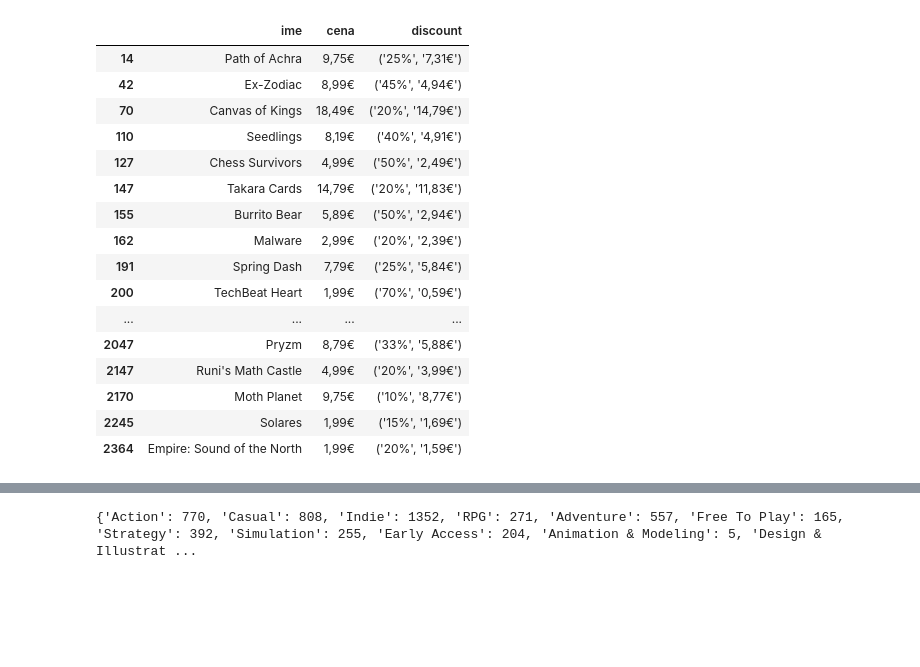
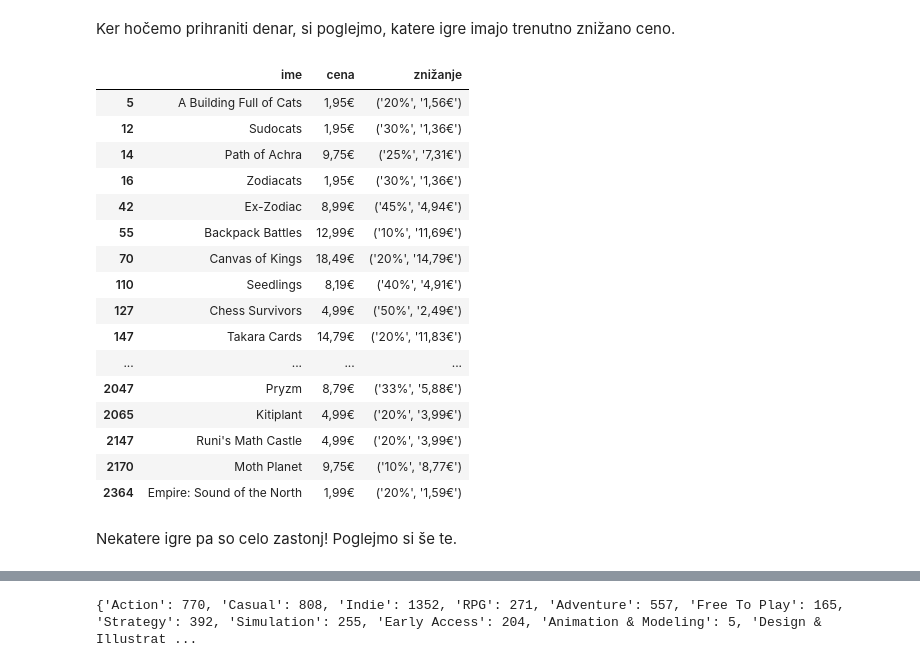
Before and after one commit to MatejFMF/GodotAnalizaPodatkov, a Jupyter notebook: analiza.ipynb, the cells around one changed output, grey strips where cells are left out. Saved outputs shown, nothing was run; the diff lists cells and outputs as text; code cells hidden in the pictures; blank space fills up the shorter version.

Commit message:
Dopolnil README.md, napisal markdowne v analiza.ipynb, prevedel nekatere izraze v slovenščino

```diff
--- a/analiza.ipynb
+++ b/analiza.ipynb
@@ -32,24 +33,28 @@ podatki
+# %% [markdown]
+Ker hočemo prihraniti denar, si poglejmo, katere igre imajo trenutno znižano ceno.
 # %%
-on_sale = podatki[podatki["discount"]!="No discount"]
-on_sale[["ime","cena","discount"]]
+on_sale = podatki[podatki["znižanje"]!="No discount"]
+on_sale[["ime","cena","znižanje"]]
 # %% [output]
-|  | ime | cena | discount |
+|  | ime | cena | znižanje |
+| 5 | A Building Full of Cats | 1,95€ | ('20%', '1,56€') |
+| 12 | Sudocats | 1,95€ | ('30%', '1,36€') |
 | 14 | Path of Achra | 9,75€ | ('25%', '7,31€') |
+| 16 | Zodiacats | 1,95€ | ('30%', '1,36€') |
 | 42 | Ex-Zodiac | 8,99€ | ('45%', '4,94€') |
+| 55 | Backpack Battles | 12,99€ | ('10%', '11,69€') |
 | 70 | Canvas of Kings | 18,49€ | ('20%', '14,79€') |
 | 110 | Seedlings | 8,19€ | ('40%', '4,91€') |
 | 127 | Chess Survivors | 4,99€ | ('50%', '2,49€') |
 | 147 | Takara Cards | 14,79€ | ('20%', '11,83€') |
-| 155 | Burrito Bear | 5,89€ | ('50%', '2,94€') |
-| 162 | Malware | 2,99€ | ('20%', '2,39€') |
-| 191 | Spring Dash | 7,79€ | ('25%', '5,84€') |
-| 200 | TechBeat Heart | 1,99€ | ('70%', '0,59€') |
 | ... | ... | ... | ... |
 | 2047 | Pryzm | 8,79€ | ('33%', '5,88€') |
+| 2065 | Kitiplant | 4,99€ | ('20%', '3,99€') |
 | 2147 | Runi's Math Castle | 4,99€ | ('20%', '3,99€') |
 | 2170 | Moth Planet | 9,75€ | ('10%', '8,77€') |
-| 2245 | Solares | 1,99€ | ('15%', '1,69€') |
 | 2364 | Empire: Sound of the North | 1,99€ | ('20%', '1,59€') |
+# %% [markdown]
+Nekatere igre pa so celo zastonj! Poglejmo si še te.
 # %%
 zastonj = podatki[podatki["cena"]=="Free"]
 zastonj[["ime"]]
```
Also changed, not shown: parts of 20 cells of this notebook, 4 other files.
